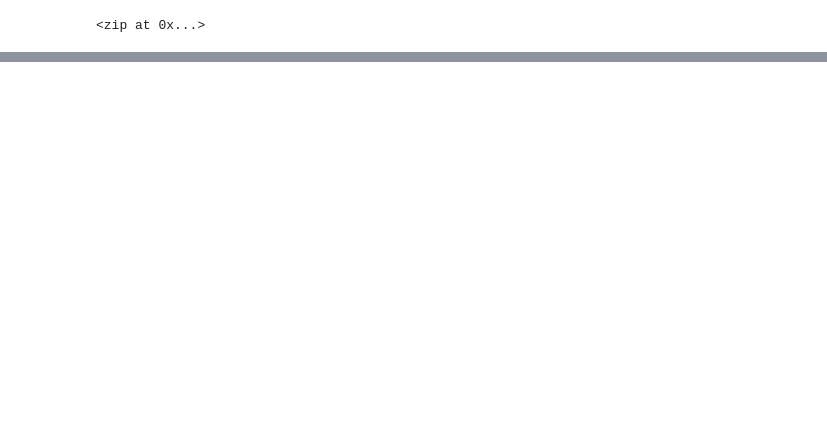
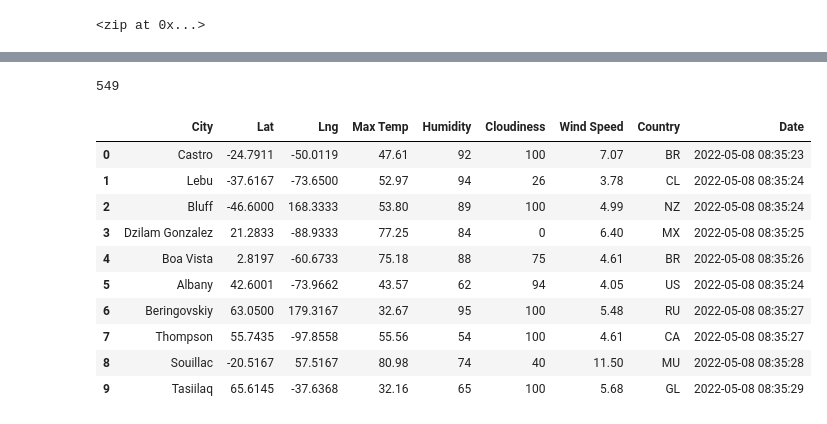
Before and after one commit to karen-trena/World_Weather_Analysis, a Jupyter notebook: WeatherPy.ipynb, the cells around one changed output, grey strips where cells are left out. Drawn from its saved outputs; the diff is of its cells as text; code cells hidden in the pictures; blank space fills up the shorter version.

```diff
--- a/WeatherPy.ipynb
+++ b/WeatherPy.ipynb
@@ -72,0 +93,8 @@ Note:The citipy module finds the nearest city to the latitude and longitude pair
+# %%
+# Import the requests library.
+import requests as req
+# Import the API key.
+from config import weather_api_key
+url = "http://api.openweathermap.org/data/2.5/weather?units=Imperial&APPID=" + weather_api_key
+#cities=["Pittsburgh","Austin","New  York","Los Angeles","Seattle"]
+#El DOBLE espacio en la ciudad "New York" causará error
@@ -72,0 +105,9 @@ Note:The citipy module finds the nearest city to the latitude and longitude pair
+# %%
+for city in cities: #We will loop through our list of cities
+    city_url = url + "&q=" + city #make our API call using the get method
+    weather=req.get(city_url).json()
+    temp=weather['main']['temp'] #make a temperature variable
+    print("It is currently"+str(temp)+" degrees in"+city) #print the temprature for that city.
+
+    #Si obtenemos error por un KeyError puede ser porque New York lo puse con 2 espacios
+    #Crearemos un TRY y EXCEPT block
@@ -72,0 +119,11 @@ Note:The citipy module finds the nearest city to the latitude and longitude pair
+# %%
+for city in cities: #We will loop through our list of cities
+    try: #adentro del try va todo lo que quiero intentar correr
+        city_url = url + "&q=" + city #make our API call using the get method
+        weather=req.get(city_url).json()
+        temp=weather['main']['temp'] #make a temperature variable
+    except KeyError: #es el error para el cual quiero
+        print(('KeyError received for ' + city))
+        continue #le dice al código que se vaya a la siguiente ciudad. Si no lo ponemos imprimirá en New York la temperatura dela ciudad previa
+
+    print("It is currently"+str(temp)+" degrees in"+city) #print the temprature for that city. No quiero que corra, al menos que el TRY haya sido exitoso
@@ -72,0 +245,22 @@ Note:The citipy module finds the nearest city to the latitude and longitude pair
+# %%
+len(city_data)
+# %% [output]
+549
+# %%
+#ensuring the columns are in the correct order, and exporting the DataFrame to a comma-separated (CSV) file.
+#Recall that we can convert a list of dictionaries to a Pandas DataFrame using df = pd.DataFrame(list with dictionaries)
+# Convert the array of dictionaries to a Pandas DataFrame.
+city_data_df = pd.DataFrame(city_data)
+city_data_df.head(10)
+# %% [output]
+|  | City | Lat | Lng | Max Temp | Humidity | Cloudiness | Wind Speed | Country | Date |
+| 0 | Castro | -24.7911 | -50.0119 | 47.61 | 92 | 100 | 7.07 | BR | 2022-05-08 08:35:23 |
+| 1 | Lebu | -37.6167 | -73.6500 | 52.97 | 94 | 26 | 3.78 | CL | 2022-05-08 08:35:24 |
+| 2 | Bluff | -46.6000 | 168.3333 | 53.80 | 89 | 100 | 4.99 | NZ | 2022-05-08 08:35:24 |
+| 3 | Dzilam Gonzalez | 21.2833 | -88.9333 | 77.25 | 84 | 0 | 6.40 | MX | 2022-05-08 08:35:25 |
+| 4 | Boa Vista | 2.8197 | -60.6733 | 75.18 | 88 | 75 | 4.61 | BR | 2022-05-08 08:35:26 |
+| 5 | Albany | 42.6001 | -73.9662 | 43.57 | 62 | 94 | 4.05 | US | 2022-05-08 08:35:24 |
+| 6 | Beringovskiy | 63.0500 | 179.3167 | 32.67 | 95 | 100 | 5.48 | RU | 2022-05-08 08:35:27 |
+| 7 | Thompson | 55.7435 | -97.8558 | 55.56 | 54 | 100 | 4.61 | CA | 2022-05-08 08:35:27 |
+| 8 | Souillac | -20.5167 | 57.5167 | 80.98 | 74 | 40 | 11.50 | MU | 2022-05-08 08:35:28 |
+| 9 | Tasiilaq | 65.6145 | -37.6368 | 32.16 | 65 | 100 | 5.68 | GL | 2022-05-08 08:35:29 |
```
Also changed, not shown: parts of 17 cells of this notebook, 4 other files.
